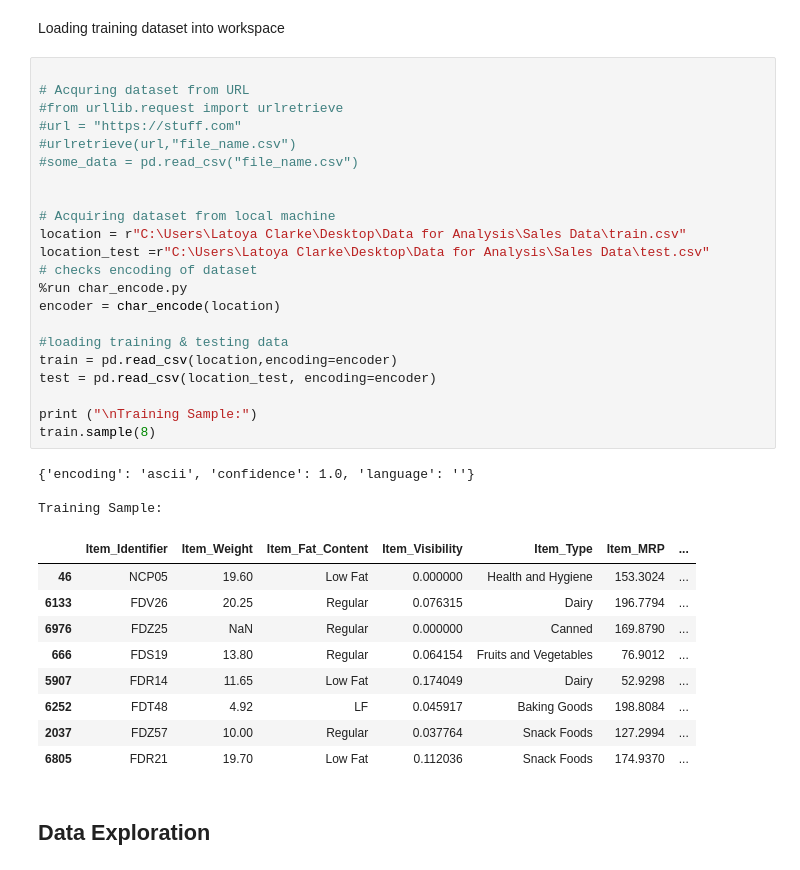
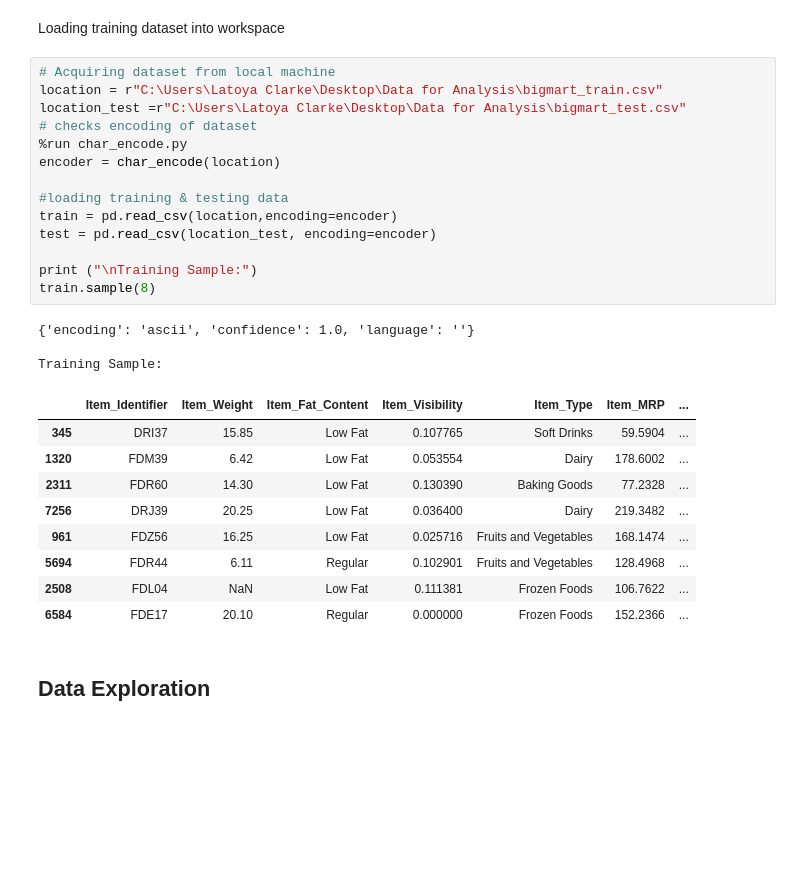
Before and after one commit to 3Thiago/Data-Science-Analtyics, a Jupyter notebook: ML Notebooks/BigMart Sales Prediction III.ipynb, the cells around one changed output. Cells and saved outputs as stored; diff of their text form; blank space fills up the shorter version.

```diff
--- a/ML Notebooks/BigMart Sales Prediction III.ipynb
+++ b/ML Notebooks/BigMart Sales Prediction III.ipynb
@@ -110,40 +104,32 @@ Data set for analysis can be found at : [Big Mart Sales Prediction](https://data
 # %% [markdown]
 Loading training dataset into workspace
 # %%
-
-# Acquring dataset from URL
-#from urllib.request import urlretrieve
-#url = "https://stuff.com"
-#urlretrieve(url,"file_name.csv")
-#some_data = pd.read_csv("file_name.csv")
-
-
 # Acquiring dataset from local machine
-location = r"C:\Users\Latoya Clarke\Desktop\Data for Analysis\Sales Data\train.csv"
-location_test =r"C:\Users\Latoya Clarke\Desktop\Data for Analysis\Sales Data\test.csv"
+location = r"C:\Users\Latoya Clarke\Desktop\Data for Analysis\bigmart_train.csv"
+location_test =r"C:\Users\Latoya Clarke\Desktop\Data for Analysis\bigmart_test.csv"
 # checks encoding of dataset
 %run char_encode.py
 encoder = char_encode(location)
 
 #loading training & testing data
 train = pd.read_csv(location,encoding=encoder)
 test = pd.read_csv(location_test, encoding=encoder)
 
 print ("\nTraining Sample:")
 train.sample(8)
 # %% [output]
 {'encoding': 'ascii', 'confidence': 1.0, 'language': ''}
 
 Training Sample:
 |  | Item_Identifier | Item_Weight | Item_Fat_Content | Item_Visibility | Item_Type | Item_MRP | ... |
-| 46 | NCP05 | 19.60 | Low Fat | 0.000000 | Health and Hygiene | 153.3024 | ... |
-| 6133 | FDV26 | 20.25 | Regular | 0.076315 | Dairy | 196.7794 | ... |
-| 6976 | FDZ25 | NaN | Regular | 0.000000 | Canned | 169.8790 | ... |
-| 666 | FDS19 | 13.80 | Regular | 0.064154 | Fruits and Vegetables | 76.9012 | ... |
-| 5907 | FDR14 | 11.65 | Low Fat | 0.174049 | Dairy | 52.9298 | ... |
-| 6252 | FDT48 | 4.92 | LF | 0.045917 | Baking Goods | 198.8084 | ... |
-| 2037 | FDZ57 | 10.00 | Regular | 0.037764 | Snack Foods | 127.2994 | ... |
-| 6805 | FDR21 | 19.70 | Low Fat | 0.112036 | Snack Foods | 174.9370 | ... |
+| 345 | DRI37 | 15.85 | Low Fat | 0.107765 | Soft Drinks | 59.5904 | ... |
+| 1320 | FDM39 | 6.42 | Low Fat | 0.053554 | Dairy | 178.6002 | ... |
+| 2311 | FDR60 | 14.30 | Low Fat | 0.130390 | Baking Goods | 77.2328 | ... |
+| 7256 | DRJ39 | 20.25 | Low Fat | 0.036400 | Dairy | 219.3482 | ... |
+| 961 | FDZ56 | 16.25 | Low Fat | 0.025716 | Fruits and Vegetables | 168.1474 | ... |
+| 5694 | FDR44 | 6.11 | Regular | 0.102901 | Fruits and Vegetables | 128.4968 | ... |
+| 2508 | FDL04 | NaN | Low Fat | 0.111381 | Frozen Foods | 106.7622 | ... |
+| 6584 | FDE17 | 20.10 | Regular | 0.000000 | Frozen Foods | 152.2366 | ... |
 # %% [markdown]
 ##  Data Exploration
 # %% [markdown]
```
Also changed, not shown: parts of 29 cells of this notebook.
